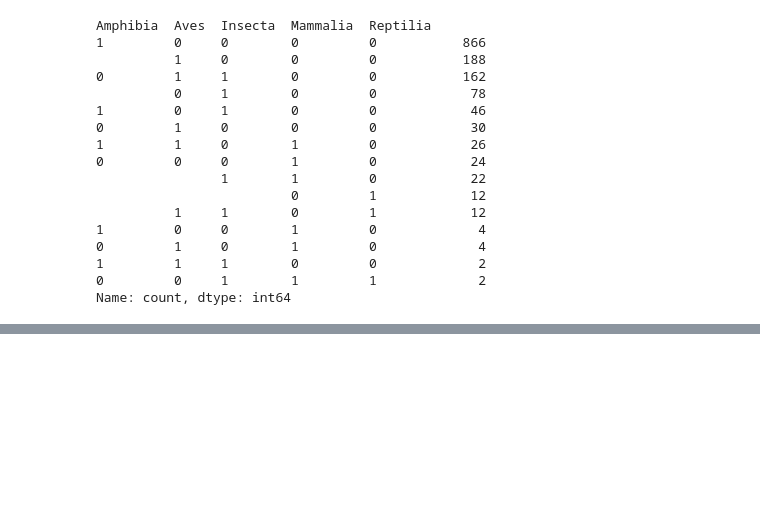
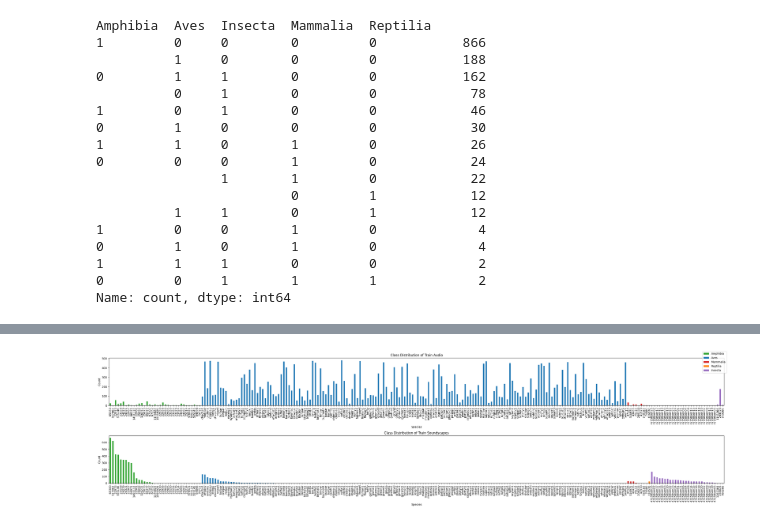
Before and after one commit to vlad-antipin/bioacoustic-species-detection, a Jupyter notebook: notebooks/03-eda.ipynb, the cells around one changed output, grey strips where cells are left out. Drawn from its saved outputs; the diff is of its cells as text; code cells hidden in the pictures; blank space fills up the shorter version.

```diff
--- a/notebooks/03-eda.ipynb
+++ b/notebooks/03-eda.ipynb
@@ -39,0 +106,98 @@ Name: count, dtype: int64
+# %%
+from matplotlib.patches import Patch
+
+# Color mapping
+class_colors = {
+    "Amphibia": "tab:green",
+    "Aves": "tab:blue",
+    "Mammalia": "tab:red",
+    "Reptilia": "tab:orange",
+    "Insecta": "tab:purple",
+}
+
+#
+# Counts
+#
+counts_train = data_train["y_primary"].sum()
+counts_sound = data_train_soundscapes["y_primary"].sum()
+
+#
+# Build dataframe using SOUND frequencies
+# to define the global ordering
+#
+df_order = pd.DataFrame(
+    {
+        "sound_count": counts_sound,
+    }
+)
+
+df_order["class"] = df_order.index.map(primary_to_class)
+
+# same class order everywhere
+class_order = [
+    "Amphibia",
+    "Aves",
+    "Mammalia",
+    "Reptilia",
+    "Insecta",
+]
+
+df_order["class"] = pd.Categorical(
+    df_order["class"],
+    categories=class_order,
+    ordered=True,
+)
+
+#
+# Sort:
+#   1. by class
+#   2. by soundscape frequency
+#
+df_order = df_order.sort_values(
+    by=["class", "sound_count"],
+    ascending=[True, False],
+)
+
+# final common species ordering
+species_order = df_order.index
+
+# Reindex both datasets with same ordering
+counts_train = counts_train.reindex(species_order)
+counts_sound = counts_sound.reindex(species_order)
+
+# Colors
+classes = [primary_to_class[label] for label in species_order]
+colors = [class_colors[c] for c in classes]
+
+# Plotting
+fig, axes = plt.subplots(2, 1, figsize=(32, 8))
+
+counts_train.plot.bar(
+    ax=axes[0],
+    color=colors,
+)
+
+axes[0].set_xlabel("Species")
+axes[0].set_ylabel("Count")
+axes[0].set_title("Class Distribution of Train Audio")
+
+counts_sound.plot.bar(
+    ax=axes[1],
+    color=colors,
+)
+
+axes[1].set_xlabel("Species")
+axes[1].set_ylabel("Count")
+axes[1].set_title("Class Distribution of Train Soundscapes")
+
+# Legend
+legend_elements = [
+    Patch(facecolor=color, label=cls) for cls, color in class_colors.items()
+]
+
+fig.legend(handles=legend_elements)
+
+fig.tight_layout()
+plt.show()
+# %% [output]
+[figure, added]
```
Also changed, not shown: parts of 28 cells of this notebook.
